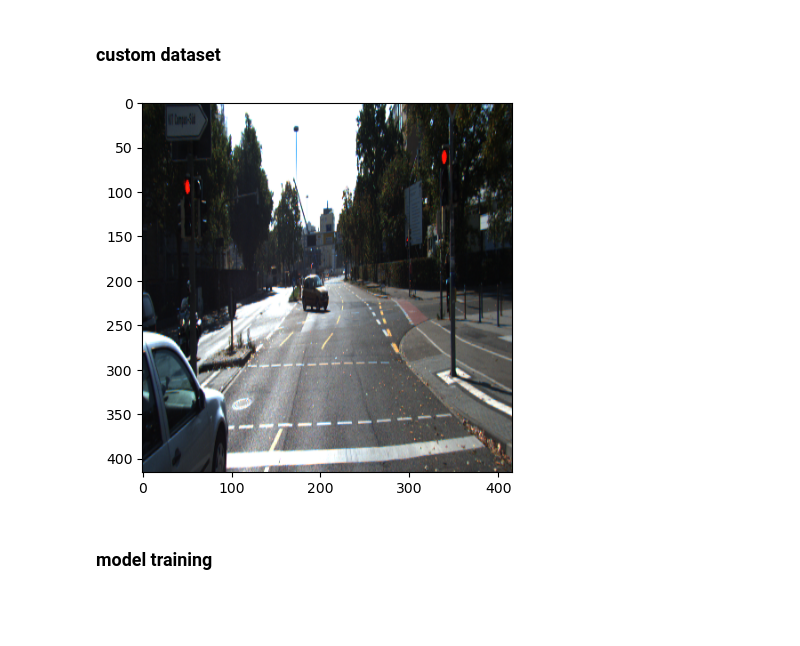
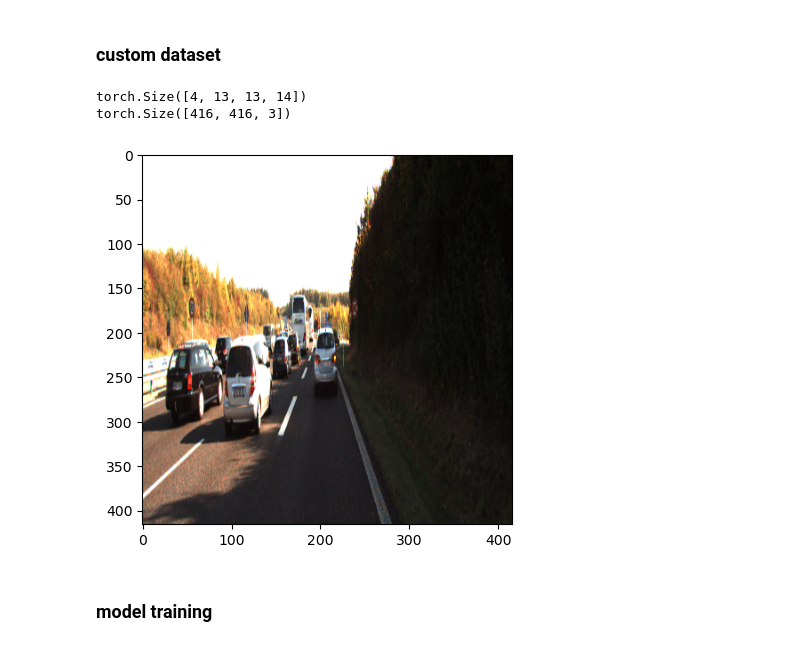
Before and after one commit to LeeTaeHoon97/Get-distance-from-cam, a Jupyter notebook: run.ipynb, the cells around one changed output. Saved outputs shown, nothing was run; the diff lists cells and outputs as text; code cells hidden in the pictures; blank space fills up the shorter version.

```diff
--- a/run.ipynb
+++ b/run.ipynb
@@ -28,4 +28,7 @@ Image size: 1242 x 375
 
 torch.cuda.is_available()
 print(torch.cuda.device_count())
+
+device = 'cuda' if torch.cuda.is_available() else 'cpu'
+device
 # %% [output]
@@ -124,12 +125,11 @@ class CustomDataset(torch.utils.data.Dataset):
 
         try:
             for bbox in bboxes:
-                i=0
-                j=0
-                class_label=list(map(int,bbox[:8]))
-                x, y=bbox[8],bbox[9]
-                width, height= bbox[10],bbox[11]
-                distance= bbox[12]
+                # print(bbox)
+                class_label=int(bbox[0])
+                x, y=bbox[1],bbox[2]
+                width, height= bbox[3],bbox[4]
+                distance= bbox[5]
 
                 # x, y의 위치 grid cell 파악하기
                 x_cell = int(x/32) # 0~12
@@ -141,23 +141,25 @@ class CustomDataset(torch.utils.data.Dataset):
                 w = width / 416.0
                 h = height / 416.0
 
-                label_matrix[y_cell, x_cell, 8] = 1.0                                       #c_score 8
-                label_matrix[y_cell, x_cell, class_label.index(max(class_label))] = 1.0     #idx 0~7
+
+
+                label_matrix[y_cell, x_cell, 8] = 1.0                                       #c_score 8 in pred
+                label_matrix[y_cell, x_cell, class_label] = 1.0     #idx 0~7
                 label_matrix[y_cell, x_cell, 9] = x_val_inCell                              #bbox 9~12
                 label_matrix[y_cell, x_cell, 10] = y_val_inCell
                 label_matrix[y_cell, x_cell, 11] = w
                 label_matrix[y_cell, x_cell, 12] = h
                 label_matrix[y_cell, x_cell, 13] = distance                                 #distance 13
 
+
         # single label
         except TypeError as e:
-            i=0
-            j=0
+
             bbox=bboxes
-            class_label=list(map(int,bbox[:8]))
-            x, y=bbox[8],bbox[9]
-            width, height= bbox[10],bbox[11]
-            distance= bbox[12]
+            class_label=int(bbox[0])
+            x, y=bbox[1],bbox[2]
+            width, height= bbox[3],bbox[4]
+            distance= bbox[5]
 
             # x, y의 위치 grid cell 파악하기
             x_cell = int(x/32) # 0~12
@@ -170,14 +172,14 @@ class CustomDataset(torch.utils.data.Dataset):
             h = height / 416.0
 
             label_matrix[y_cell, x_cell, 8] = 1.0                                       #c_score 8
-            label_matrix[y_cell, x_cell, class_label.index(max(class_label))] = 1.0     #idx 0~7
+            label_matrix[y_cell, x_cell, class_label] = 1.0     #idx 0~7
             label_matrix[y_cell, x_cell, 9] = x_val_inCell                              #bbox 9~12
             label_matrix[y_cell, x_cell, 10] = y_val_inCell
             label_matrix[y_cell, x_cell, 11] = w
             label_matrix[y_cell, x_cell, 12] = h
             label_matrix[y_cell, x_cell, 13] = distance                                 #distance 13
 
-        return image, label_matrix
+        return image.to(device), label_matrix.to(device)
 # %%
 img_label_folder_path=['dataset/data_object_image_2/training/image_2/','dataset/training/label_2/']
 img_path=os.listdir('dataset/data_object_image_2/training/image_2/')
@@ -189,17 +197,21 @@ dataloader = DataLoader(dset, batch_size=4, shuffle=True)
 # %%
 import matplotlib.pyplot as plt
 
 for batch_idx, (inputs, labels) in enumerate(dataloader):
+    print(labels.shape)
 
     inputs= inputs[0]
+    inputs.to(device)
     inputs = inputs.permute(1,2,0)
-    # print(inputs.shape)
+    print(inputs.shape)
     plt.figure()
-    plt.imshow(inputs.detach().numpy())
+    plt.imshow(inputs.cpu().detach().numpy())
     plt.show()
     break
 # %% [output]
+torch.Size([4, 13, 13, 14])
+torch.Size([416, 416, 3])
-[figure, old version]
+[figure, new version]
 # %% [markdown]
 ### model training
 # %%
```
Also changed, not shown: parts of 8 cells of this notebook, 2 other files.
